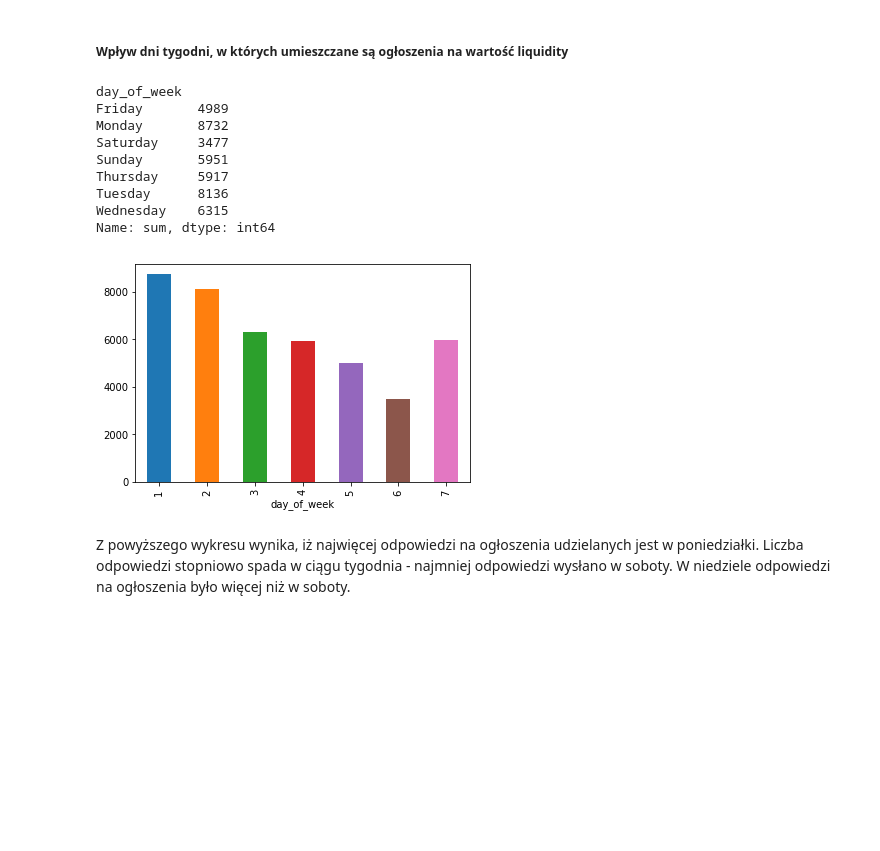
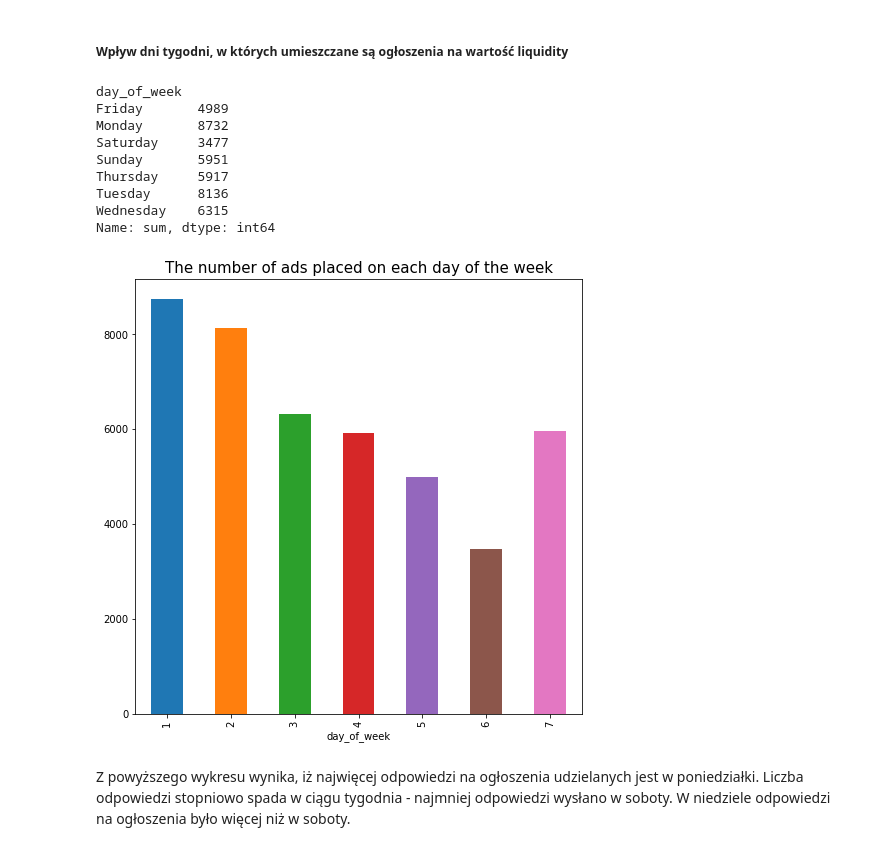
Before and after one commit to agnieszkajaniak/olx, a Jupyter notebook: Zadanie rekrutacyjne Otodom Product Analyst.ipynb, the cells around one changed output. Cells and saved outputs as stored; diff of their text form; code cells hidden in the pictures; blank space fills up the shorter version.

```diff
--- a/Zadanie rekrutacyjne Otodom Product Analyst.ipynb
+++ b/Zadanie rekrutacyjne Otodom Product Analyst.ipynb
@@ -286,22 +270,26 @@ replies['sum'] = replies['mails'] + replies['phones'].astype(int)
 # %%
 rep_days = replies.groupby(['day_of_week'], as_index = False).sum()
 days = {'Monday':1, 'Tuesday':2, 'Wednesday':3, 'Thursday': 4, 'Friday': 5,
                                             'Saturday': 6, 'Sunday': 7}
 s = rep_days['day_of_week'].apply(lambda x: days[x])
 s.sort_values()
+
+fig = plt.figure(figsize=(8,8))
 rep_days.set_index(s.sort_index()).sort_index()['sum'].plot.bar(x='day_of_week', y='sum')
+plt.title("The number of ads placed on each day of the week",fontsize = 15)
+plt.savefig('days.png')
 print(replies.groupby(['day_of_week'])['sum'].sum())
 # %% [output]
 day_of_week
 Friday       4989
 Monday       8732
 Saturday     3477
 Sunday       5951
 Thursday     5917
 Tuesday      8136
 Wednesday    6315
 Name: sum, dtype: int64
-[figure, old version]
+[figure, new version]
 # %% [markdown]
 Z powyższego wykresu wynika, iż najwięcej odpowiedzi na ogłoszenia udzielanych jest w poniedziałki. Liczba odpowiedzi stopniowo spada w ciągu tygodnia - najmniej odpowiedzi wysłano w soboty. W niedziele odpowiedzi na ogłoszenia było więcej niż w soboty.
 # %% [markdown]
```
Also changed, not shown: parts of 48 cells of this notebook, 5 other files.
